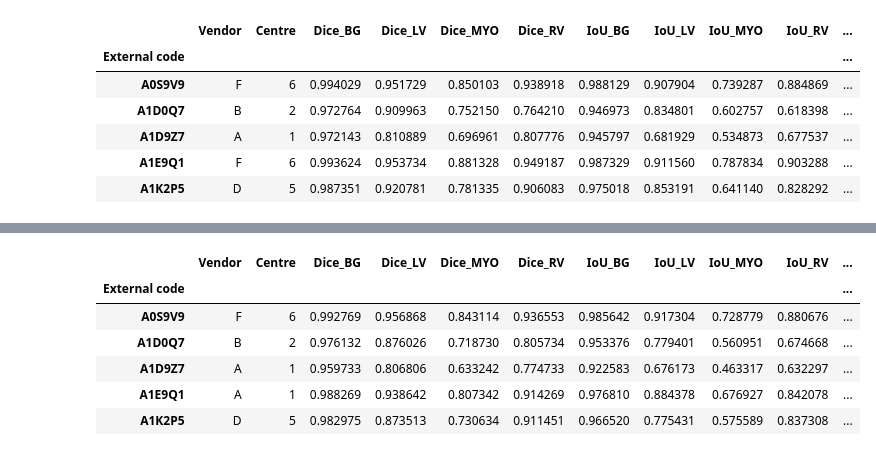
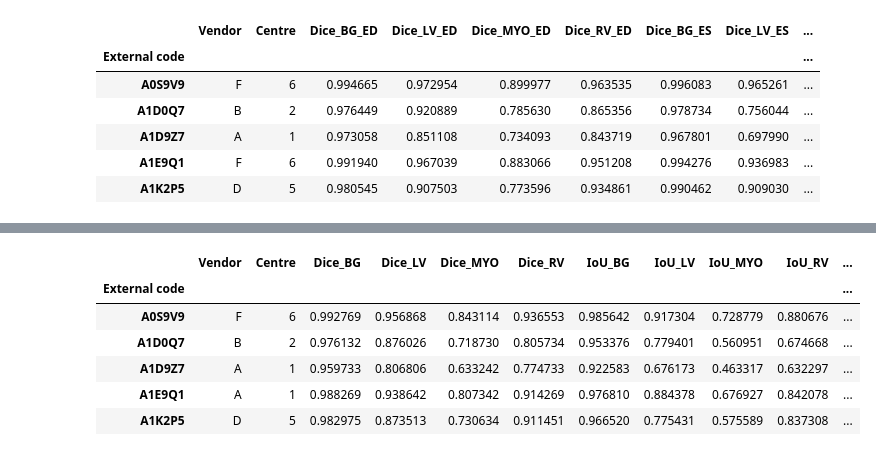
Before and after one commit to MAHDI-Imen/M-M, a Jupyter notebook: Results_Analysis.ipynb, the cells around one changed output, grey strips where cells are left out. Saved outputs shown, nothing was run; the diff lists cells and outputs as text; code cells hidden in the pictures.

```diff
--- a/Results_Analysis.ipynb
+++ b/Results_Analysis.ipynb
@@ -4,16 +4,16 @@ import matplotlib.pyplot as plt
 
 import seaborn as sns
 # %%
-results = pd.read_csv('Results/rescale_simple.csv', index_col=0)
+results = pd.read_csv('Results/Cross_Entropy.csv', index_col=0)
 results.head(5)
 # %% [output]
-|  | Vendor | Centre | Dice_BG | Dice_LV | Dice_MYO | Dice_RV | IoU_BG | IoU_LV | IoU_MYO | IoU_RV | ... |
-| External code |  |  |  |  |  |  |  |  |  |  | ... |
-| A0S9V9 | F | 6 | 0.994029 | 0.951729 | 0.850103 | 0.938918 | 0.988129 | 0.907904 | 0.739287 | 0.884869 | ... |
-| A1D0Q7 | B | 2 | 0.972764 | 0.909963 | 0.752150 | 0.764210 | 0.946973 | 0.834801 | 0.602757 | 0.618398 | ... |
-| A1D9Z7 | A | 1 | 0.972143 | 0.810889 | 0.696961 | 0.807776 | 0.945797 | 0.681929 | 0.534873 | 0.677537 | ... |
-| A1E9Q1 | F | 6 | 0.993624 | 0.953734 | 0.881328 | 0.949187 | 0.987329 | 0.911560 | 0.787834 | 0.903288 | ... |
-| A1K2P5 | D | 5 | 0.987351 | 0.920781 | 0.781335 | 0.906083 | 0.975018 | 0.853191 | 0.641140 | 0.828292 | ... |
+|  | Vendor | Centre | Dice_BG_ED | Dice_LV_ED | Dice_MYO_ED | Dice_RV_ED | Dice_BG_ES | Dice_LV_ES | ... |
+| External code |  |  |  |  |  |  |  |  | ... |
+| A0S9V9 | F | 6 | 0.994665 | 0.972954 | 0.899977 | 0.963535 | 0.996083 | 0.965261 | ... |
+| A1D0Q7 | B | 2 | 0.976449 | 0.920889 | 0.785630 | 0.865356 | 0.978734 | 0.756044 | ... |
+| A1D9Z7 | A | 1 | 0.973058 | 0.851108 | 0.734093 | 0.843719 | 0.967801 | 0.697990 | ... |
+| A1E9Q1 | F | 6 | 0.991940 | 0.967039 | 0.883066 | 0.951208 | 0.994276 | 0.936983 | ... |
+| A1K2P5 | D | 5 | 0.980545 | 0.907503 | 0.773596 | 0.934861 | 0.990462 | 0.909030 | ... |
 # %%
 grouped_by_vendor = results.groupby(['Vendor', 'Centre']).mean()
 grouped_by_vendor
```
Also changed, not shown: parts of 3 cells of this notebook, 6 other files.
